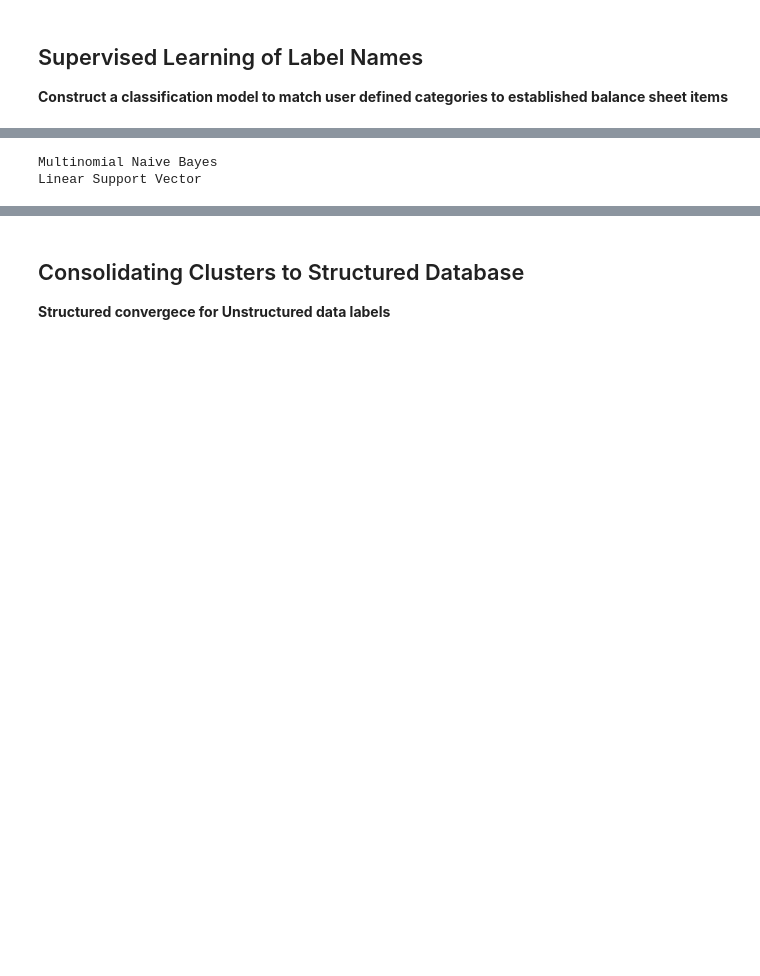
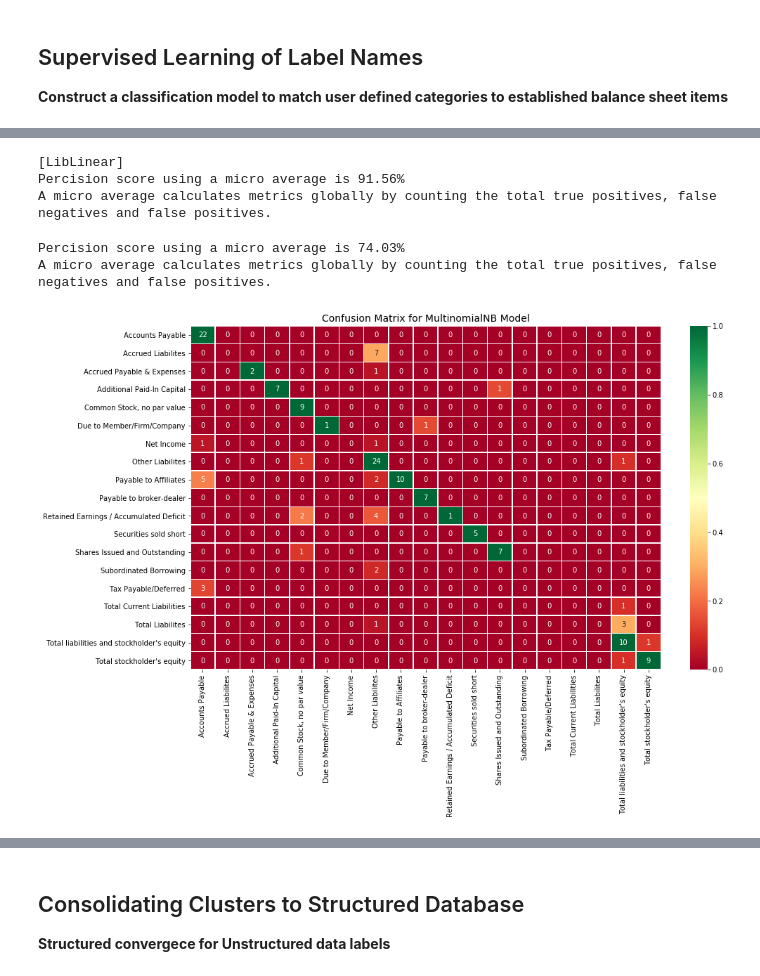
Before and after one commit to fernando-duarte/X17A5, a Jupyter notebook: buildDatabase.ipynb, the cells around one changed output, grey strips where cells are left out. Drawn from its saved outputs; the diff is of its cells as text; code cells hidden in the pictures; blank space fills up the shorter version.

Commit message:
Expanded classification script for MultiNB and LinearSVC

```diff
--- a/buildDatabase.ipynb
+++ b/buildDatabase.ipynb
@@ -862,4 +927,4 @@ df2
 # %%
 # break subset of line items and classification, for classification algorithm
-X = df2.LineItems
-y = df2.classification
+X = dataset[['LineItems']]
+y = dataset[['classification']]
@@ -869,23 +931,24 @@ X_train, X_test, y_train, y_test = train_test_split(X, y, test_size=0.33, random
-# %%
-# vectorizes the text via Tfid to be used in classification implementation
-X_train = text_vectorizer.fit_transform(X_train)
-X_test = text_vectorizer.fit_transform(X_test)
-# %%
-# develop list of models to perform classification
-names = ['Multinomial Naive Bayes', 'Linear Support Vector']
-classifiers = [MultinomialNB(), LinearSVC()]
-
-for i, mdl in zip(names, classifiers):
-    print(i)
-    # fit model against training data set
-    mdl.fit(X_train, y_test)
-
-    # predict against reserved out-of-sample example
-    y_pred = mdl.predict(X_test)
-
-
-    print()
-    print()
-# %% [output]
-Multinomial Naive Bayes
-Linear Support Vector
+# %%
+mdl1, testcase1, pred1 = cls_sec(X, y, text_vectorizer, LinearSVC(verbose=2, random_state=1))
+# %% [output]
+[LibLinear]
+Percision score using a micro average is 91.56%
+A micro average calculates metrics globally by counting the total true positives, false negatives and false positives.
+# %%
+mdl2, testcase2, pred2 = cls_sec(X, y, text_vectorizer, MultinomialNB())
+# %% [output]
+Percision score using a micro average is 74.03%
+A micro average calculates metrics globally by counting the total true positives, false negatives and false positives.
+# %%
+# confusion matrix reflecting the accuracy of prediction across the each label
+# each row shows the count of each corresponding label column wise, should have the columns the most populated
+cmat1 = pd.DataFrame(confusion_matrix(testcase1, pred1), columns=np.unique(y.values), index=np.unique(y.values))
+cmat2 = pd.DataFrame(confusion_matrix(testcase2, pred2), columns=np.unique(y.values), index=np.unique(y.values))
+# %%
+plt.figure(figsize=(15, 9))
+plt.title('Confusion Matrix for MultinomialNB Model', fontsize=14)
+scaled_df = ((cmat2 - cmat2.min(axis=0)) / (cmat2.max(axis=0) - cmat2.min(axis=0))).fillna(0)
+sns.heatmap(scaled_df, annot=cmat2, fmt="d", linewidths=.5, cmap="RdYlGn")
+plt.show()
+# %% [output]
+[figure, added]
```
Also changed, not shown: parts of 13 cells of this notebook.
